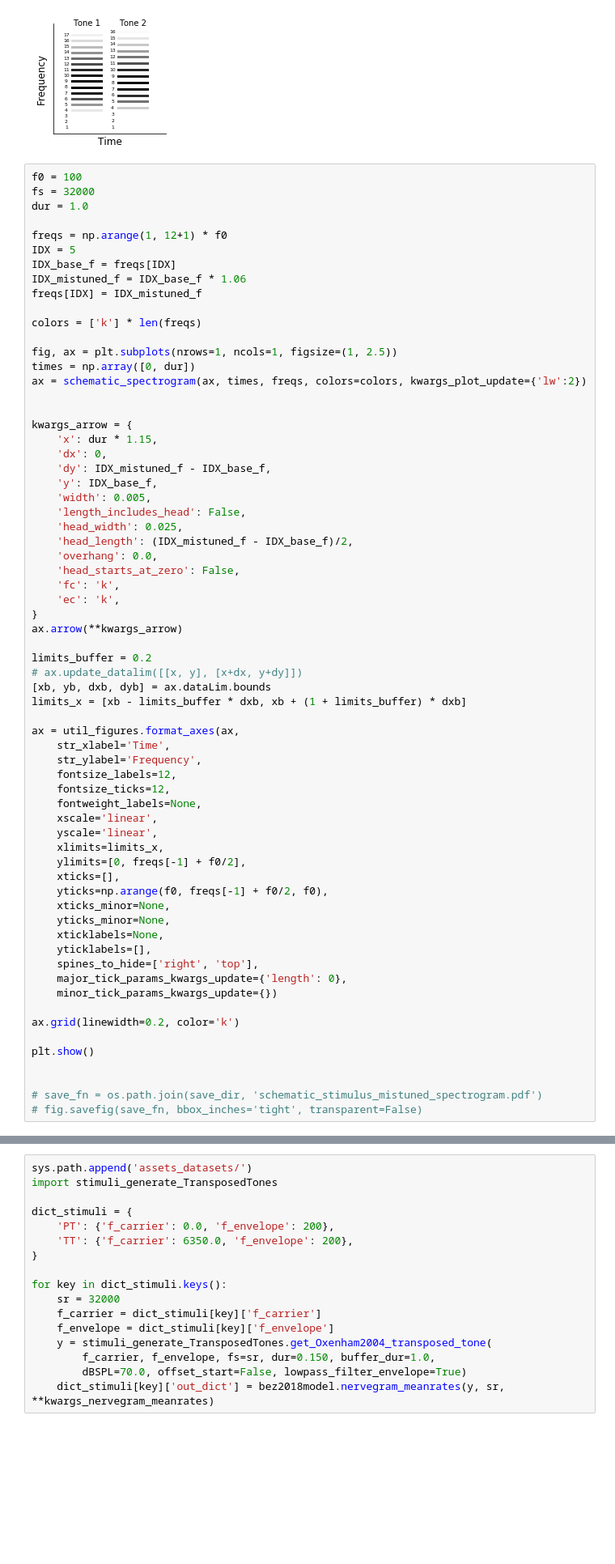
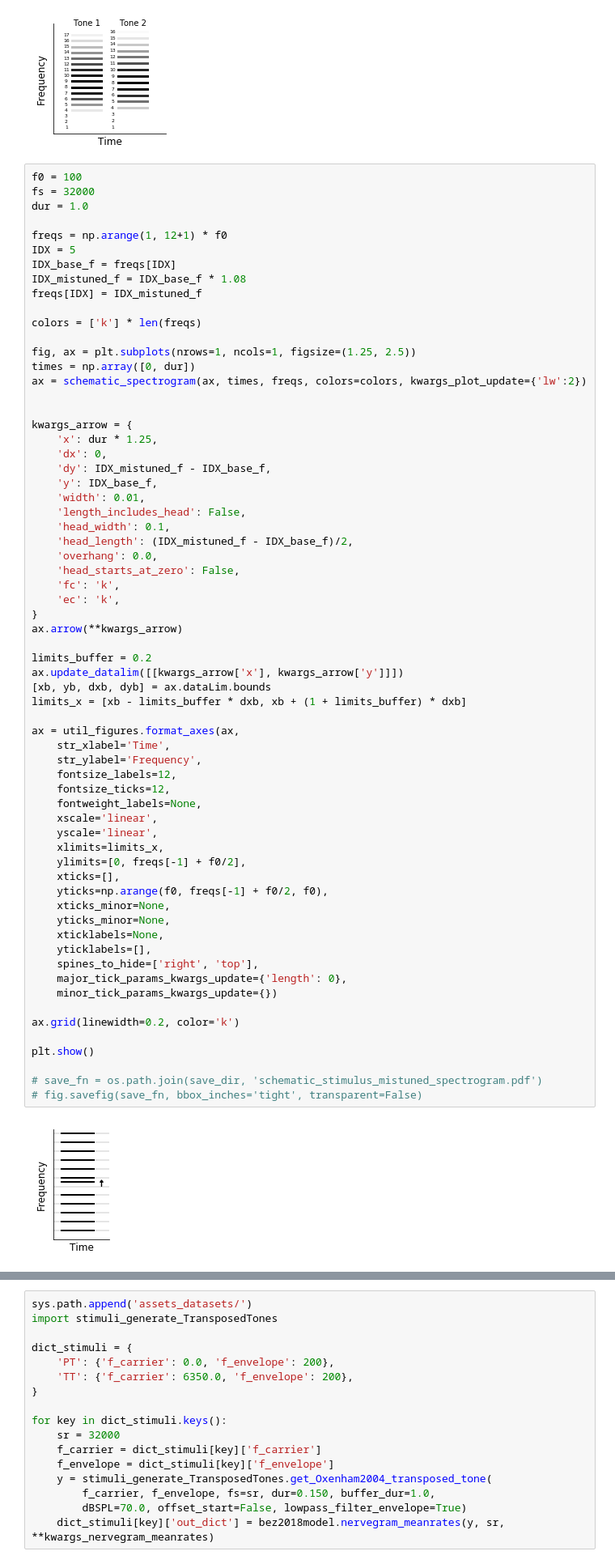
Before and after one commit to msaddler/pitchnet, a Jupyter notebook: notebook_figures_stimuli.ipynb, the cells around one changed output, grey strips where cells are left out. Shown at 81% size. Saved outputs shown, nothing was run; the diff lists cells and outputs as text; blank space fills up the shorter version.

Commit message:
improved frequency-shift arrows in schematic spectrograms

```diff
--- a/notebook_figures_stimuli.ipynb
+++ b/notebook_figures_stimuli.ipynb
@@ -477,24 +477,24 @@ dur = 1.0
 freqs = np.arange(1, 12+1) * f0
 IDX = 5
 IDX_base_f = freqs[IDX]
-IDX_mistuned_f = IDX_base_f * 1.06
+IDX_mistuned_f = IDX_base_f * 1.08
 freqs[IDX] = IDX_mistuned_f
 
 colors = ['k'] * len(freqs)
 
-fig, ax = plt.subplots(nrows=1, ncols=1, figsize=(1, 2.5))
+fig, ax = plt.subplots(nrows=1, ncols=1, figsize=(1.25, 2.5))
 times = np.array([0, dur])
 ax = schematic_spectrogram(ax, times, freqs, colors=colors, kwargs_plot_update={'lw':2})
 
 
 kwargs_arrow = {
-    'x': dur * 1.15,
+    'x': dur * 1.25,
     'dx': 0,
     'dy': IDX_mistuned_f - IDX_base_f,
     'y': IDX_base_f,
-    'width': 0.005,
+    'width': 0.01,
     'length_includes_head': False,
-    'head_width': 0.025,
+    'head_width': 0.1,
     'head_length': (IDX_mistuned_f - IDX_base_f)/2,
     'overhang': 0.0,
     'head_starts_at_zero': False,
@@ -504,37 +504,38 @@ kwargs_arrow = {
 ax.arrow(**kwargs_arrow)
 
 limits_buffer = 0.2
-# ax.update_datalim([[x, y], [x+dx, y+dy]])
+ax.update_datalim([[kwargs_arrow['x'], kwargs_arrow['y']]])
 [xb, yb, dxb, dyb] = ax.dataLim.bounds
 limits_x = [xb - limits_buffer * dxb, xb + (1 + limits_buffer) * dxb]
 
 ax = util_figures.format_axes(ax,
     str_xlabel='Time',
     str_ylabel='Frequency',
     fontsize_labels=12,
     fontsize_ticks=12,
     fontweight_labels=None,
     xscale='linear',
     yscale='linear',
     xlimits=limits_x,
     ylimits=[0, freqs[-1] + f0/2],
     xticks=[],
     yticks=np.arange(f0, freqs[-1] + f0/2, f0),
     xticks_minor=None,
     yticks_minor=None,
     xticklabels=None,
     yticklabels=[],
     spines_to_hide=['right', 'top'],
     major_tick_params_kwargs_update={'length': 0},
     minor_tick_params_kwargs_update={})
 
 ax.grid(linewidth=0.2, color='k')
 
 plt.show()
 
-
 # save_fn = os.path.join(save_dir, 'schematic_stimulus_mistuned_spectrogram.pdf')
 # fig.savefig(save_fn, bbox_inches='tight', transparent=False)
+# %% [output]
+[figure, added]
 # %%
 import stimuli_generate_FrequencyShiftedComplexes
 
```
Also changed, not shown: parts of 1 cell of this notebook.
